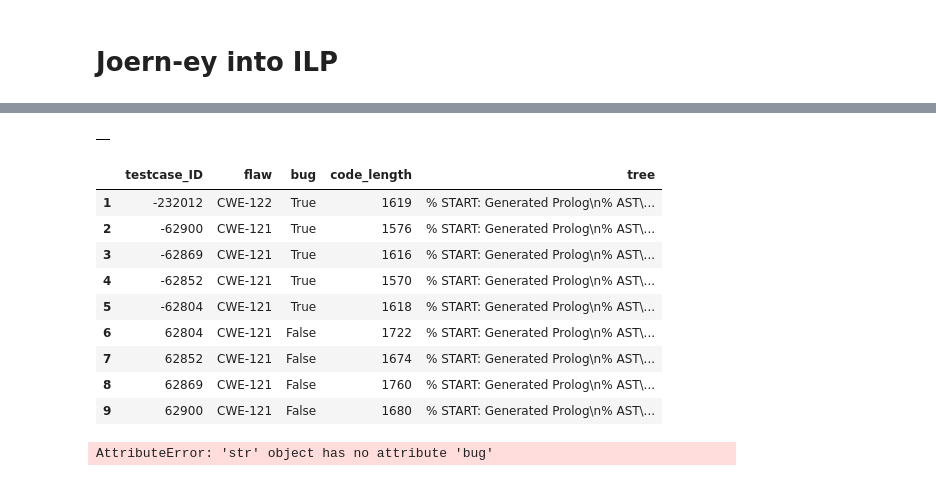
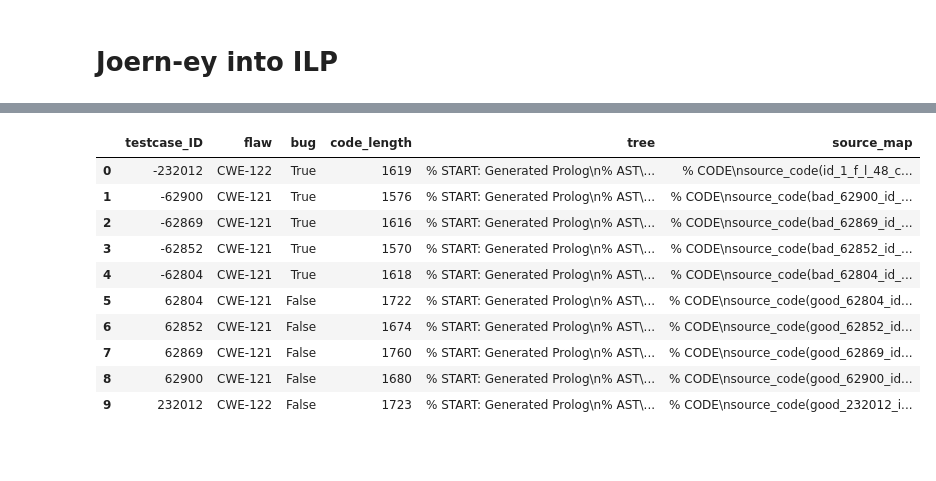
Before and after one commit to dj311/uob-summer-project, a Jupyter notebook: code/Another Joern-ey into progol.ipynb, the cells around one changed output, grey strips where cells are left out. Cells and saved outputs as stored; diff of their text form; code cells hidden in the pictures; blank space fills up the shorter version.

```diff
--- a/code/Another Joern-ey into progol.ipynb
+++ b/code/Another Joern-ey into progol.ipynb
@@ -58,27 +21,16 @@ def generate_prolog(testcase):
-# %%
-ilp_data.groupby('testcase_ID').apply(generate_prolog)
-# %% [output]
-|  |
-# %%
-prolog = pd.DataFrame({
-    'testcase_ID': testcase_IDs,
-    'flaw': flaws,
-    'bug': bugs,
-    'code_length': code_lengths,
-    'tree': trees,
-})
-prolog = prolog[1:10]  # when we run apply it duplicates the first group
-prolog
-# %% [output]
-|  | testcase_ID | flaw | bug | code_length | tree |
-| 1 | -232012 | CWE-122 | True | 1619 | % START: Generated Prolog\n% AST\... |
-| 2 | -62900 | CWE-121 | True | 1576 | % START: Generated Prolog\n% AST\... |
-| 3 | -62869 | CWE-121 | True | 1616 | % START: Generated Prolog\n% AST\... |
-| 4 | -62852 | CWE-121 | True | 1570 | % START: Generated Prolog\n% AST\... |
-| 5 | -62804 | CWE-121 | True | 1618 | % START: Generated Prolog\n% AST\... |
-| 6 | 62804 | CWE-121 | False | 1722 | % START: Generated Prolog\n% AST\... |
-| 7 | 62852 | CWE-121 | False | 1674 | % START: Generated Prolog\n% AST\... |
-| 8 | 62869 | CWE-121 | False | 1760 | % START: Generated Prolog\n% AST\... |
-| 9 | 62900 | CWE-121 | False | 1680 | % START: Generated Prolog\n% AST\... |
 # %%
 prolog = pd.read_csv("../data/ilp_prolog_data.csv.gz")
+prolog = prolog.drop("Unnamed: 0", axis=1)
+prolog
+# %% [output]
+|  | testcase_ID | flaw | bug | code_length | tree | source_map |
+| 0 | -232012 | CWE-122 | True | 1619 | % START: Generated Prolog\n% AST\... | % CODE\nsource_code(id_1_f_l_48_c... |
+| 1 | -62900 | CWE-121 | True | 1576 | % START: Generated Prolog\n% AST\... | % CODE\nsource_code(bad_62900_id_... |
+| 2 | -62869 | CWE-121 | True | 1616 | % START: Generated Prolog\n% AST\... | % CODE\nsource_code(bad_62869_id_... |
+| 3 | -62852 | CWE-121 | True | 1570 | % START: Generated Prolog\n% AST\... | % CODE\nsource_code(bad_62852_id_... |
+| 4 | -62804 | CWE-121 | True | 1618 | % START: Generated Prolog\n% AST\... | % CODE\nsource_code(bad_62804_id_... |
+| 5 | 62804 | CWE-121 | False | 1722 | % START: Generated Prolog\n% AST\... | % CODE\nsource_code(good_62804_id... |
+| 6 | 62852 | CWE-121 | False | 1674 | % START: Generated Prolog\n% AST\... | % CODE\nsource_code(good_62852_id... |
+| 7 | 62869 | CWE-121 | False | 1760 | % START: Generated Prolog\n% AST\... | % CODE\nsource_code(good_62869_id... |
+| 8 | 62900 | CWE-121 | False | 1680 | % START: Generated Prolog\n% AST\... | % CODE\nsource_code(good_62900_id... |
+| 9 | 232012 | CWE-122 | False | 1723 | % START: Generated Prolog\n% AST\... | % CODE\nsource_code(good_232012_i... |
@@ -95,4 +36,0 @@ def fixprolog(testcase):
-# %%
-list(map(fixprolog,prolog['tree']))
-# %% [output]
-AttributeError: 'str' object has no attribute 'bug'
```
Also changed, not shown: parts of 17 cells of this notebook, 1 other file.
